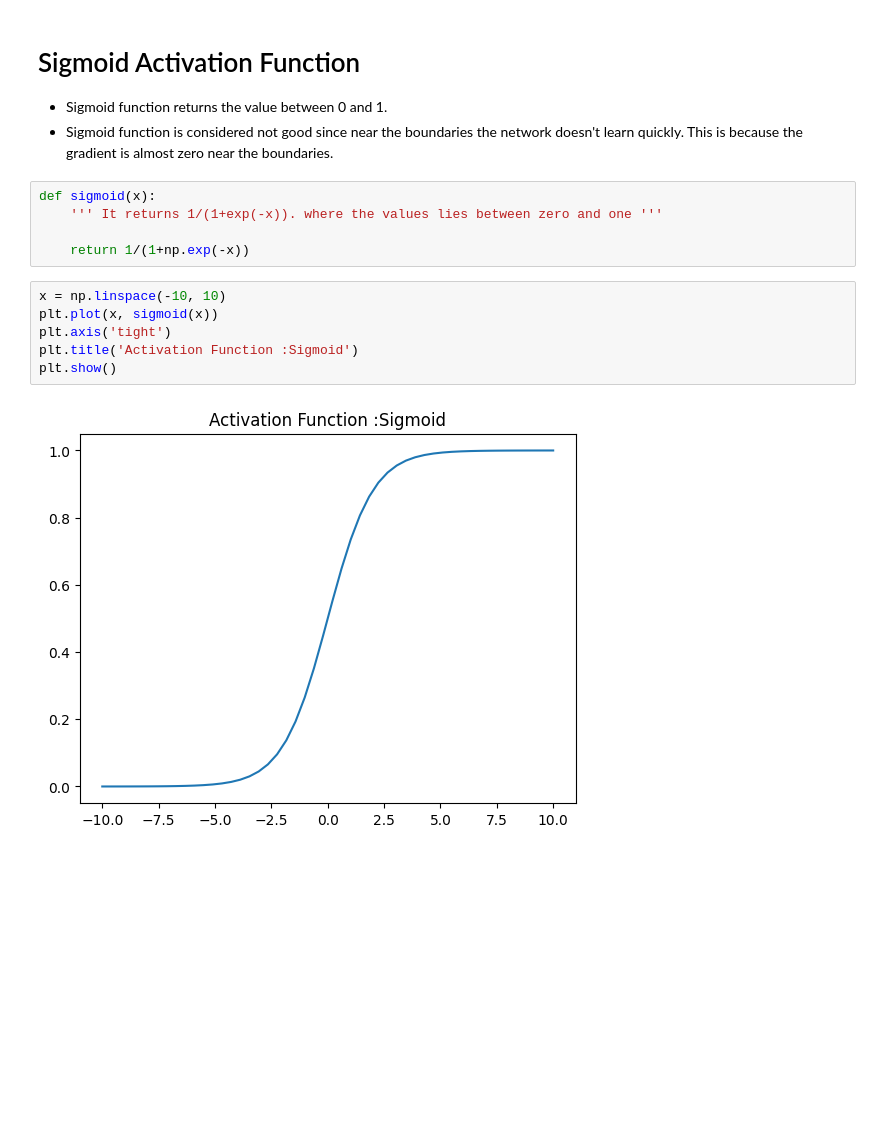
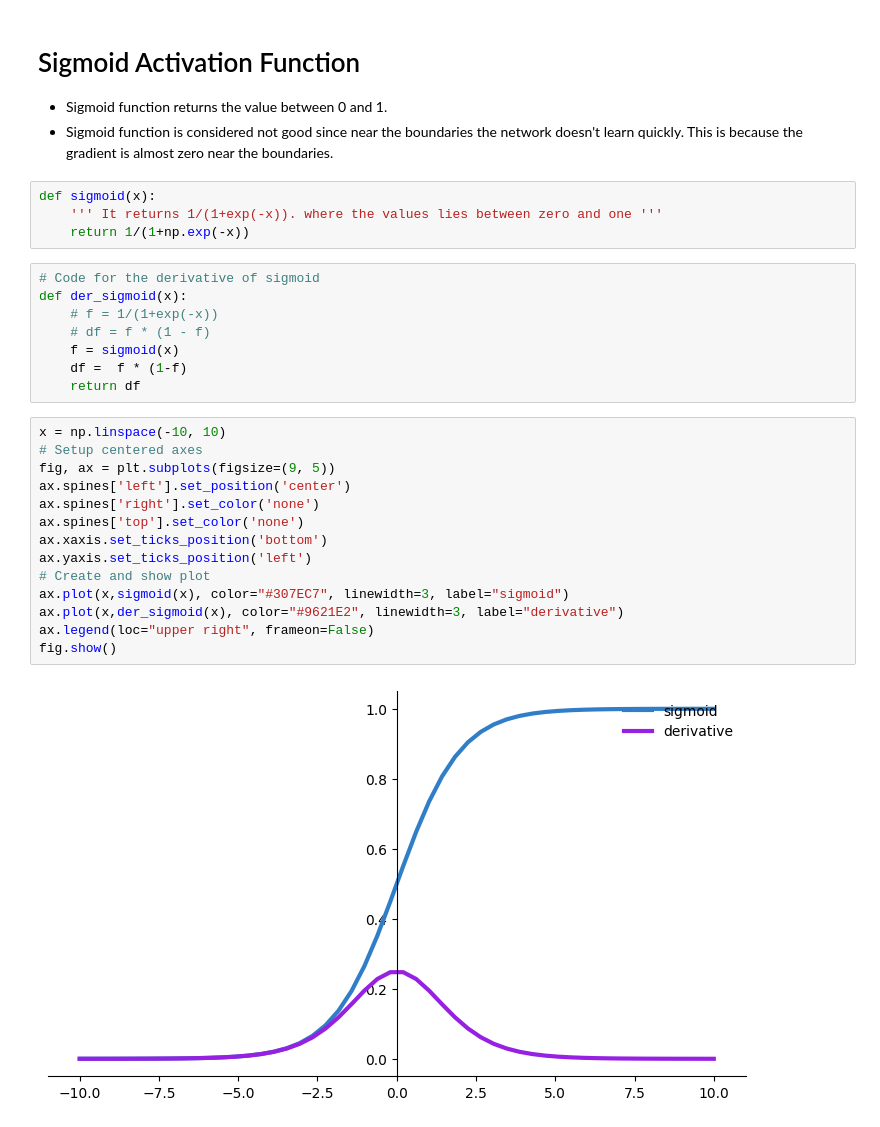
Before and after one commit to parth1993/DeepLearning-101, a Jupyter notebook: activation_functions.ipynb, the cells around one changed output. Cells and saved outputs as stored; diff of their text form; blank space fills up the shorter version.

Commit message:
sigmoid activation

```diff
--- a/activation_functions.ipynb
+++ b/activation_functions.ipynb
@@ -70,13 +70,28 @@ plt.show()
 # %%
 def sigmoid(x):
     ''' It returns 1/(1+exp(-x)). where the values lies between zero and one '''
-
     return 1/(1+np.exp(-x))
-# %%
-x = np.linspace(-10, 10)
-plt.plot(x, sigmoid(x))
-plt.axis('tight')
-plt.title('Activation Function :Sigmoid')
-plt.show()
-# %% [output]
-[figure, removed]
+# %%
+# Code for the derivative of sigmoid
+def der_sigmoid(x):
+    # f = 1/(1+exp(-x))
+    # df = f * (1 - f)
+    f = sigmoid(x)
+    df =  f * (1-f)
+    return df
+# %%
+x = np.linspace(-10, 10)
+# Setup centered axes
+fig, ax = plt.subplots(figsize=(9, 5))
+ax.spines['left'].set_position('center')
+ax.spines['right'].set_color('none')
+ax.spines['top'].set_color('none')
+ax.xaxis.set_ticks_position('bottom')
+ax.yaxis.set_ticks_position('left')
+# Create and show plot
+ax.plot(x,sigmoid(x), color="#307EC7", linewidth=3, label="sigmoid")
+ax.plot(x,der_sigmoid(x), color="#9621E2", linewidth=3, label="derivative")
+ax.legend(loc="upper right", frameon=False)
+fig.show()
+# %% [output]
+[figure, added]
```
